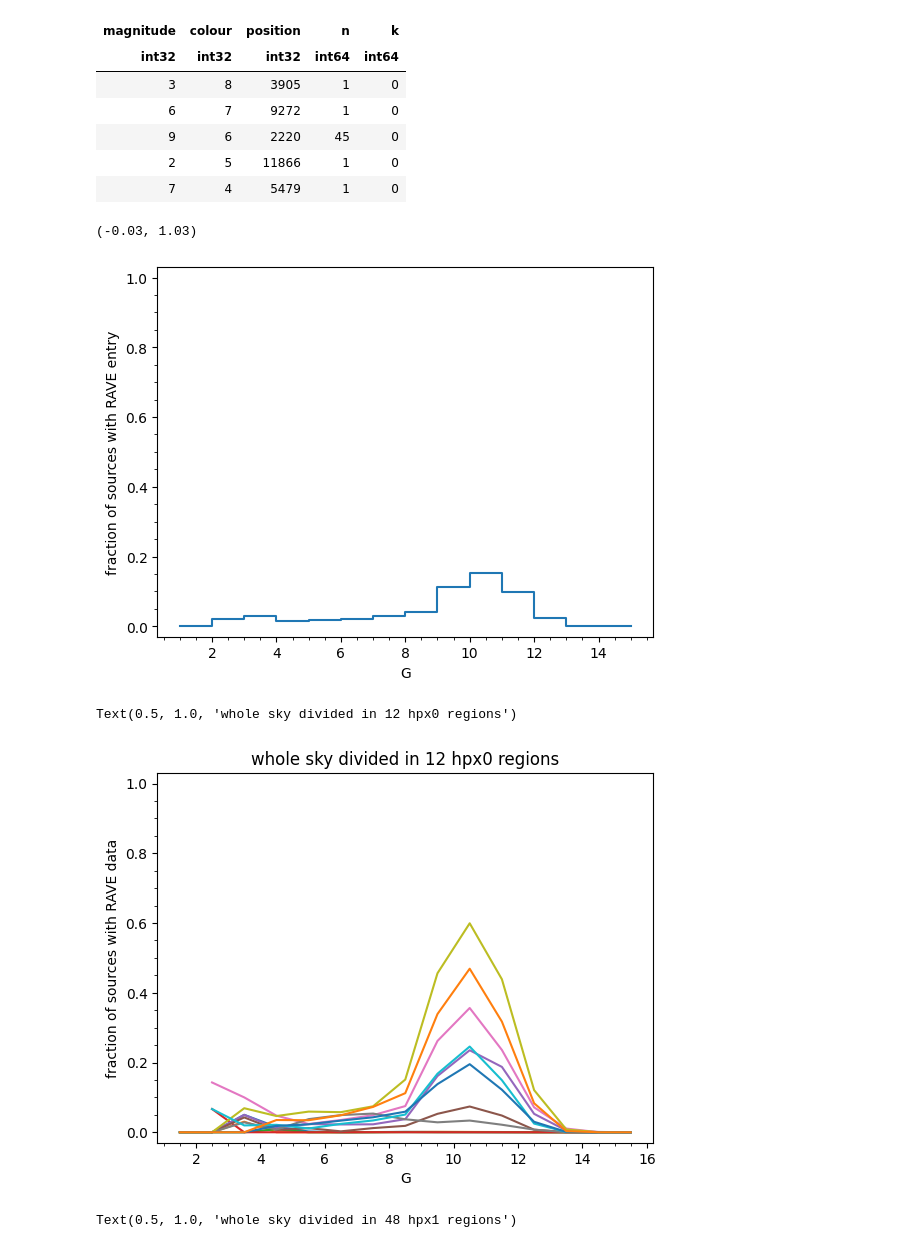
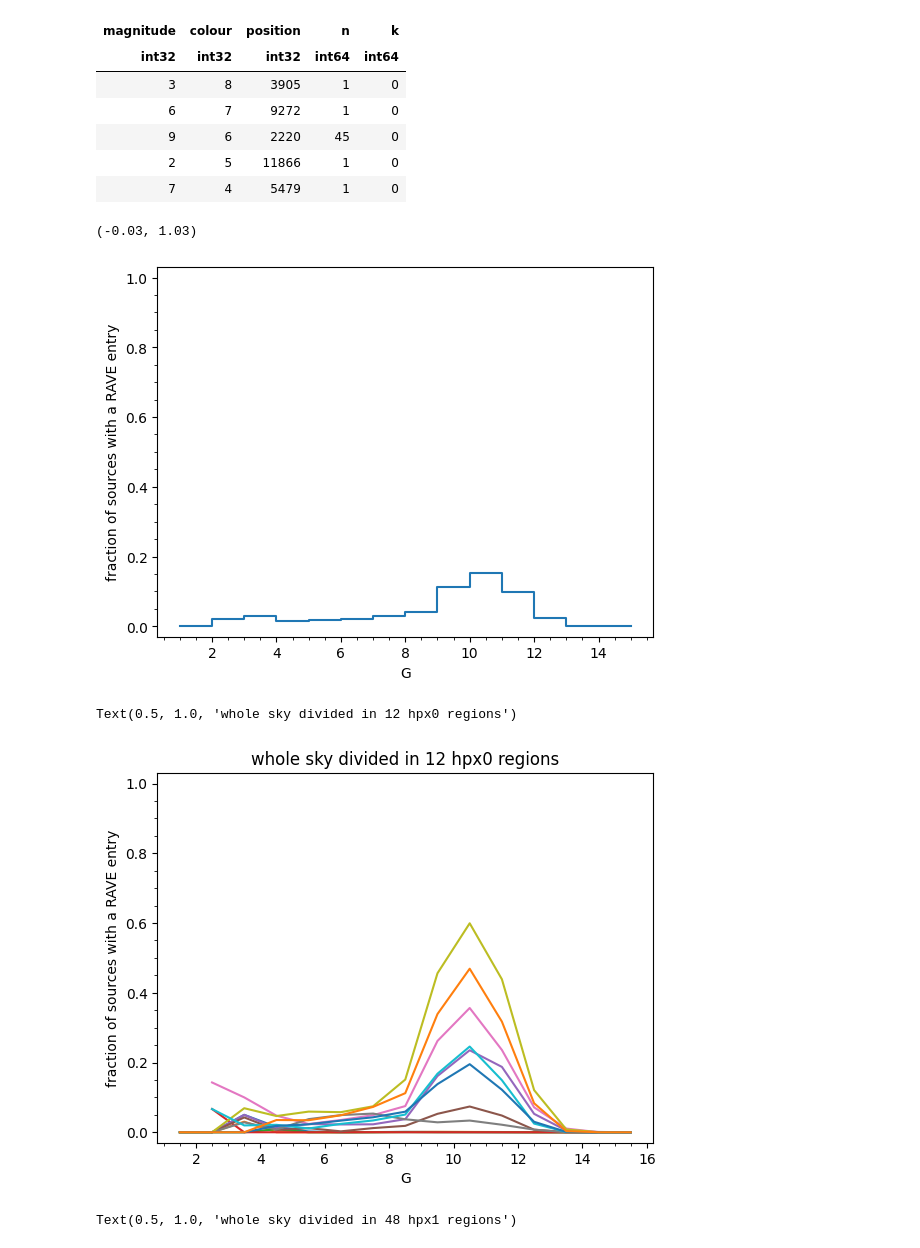
Before and after one commit to gaia-unlimited/gaiaunlimited, a Jupyter notebook: docs/notebooks/rave_ratios.ipynb, the cells around one changed output. Drawn from its saved outputs; the diff is of its cells as text; code cells hidden in the pictures.

Commit message:
fixed rave notebook

```diff
--- a/docs/notebooks/rave_ratios.ipynb
+++ b/docs/notebooks/rave_ratios.ipynb
@@ -83,15 +83,15 @@ t['hpx0'] = t['position'] // 1024
 # %%
 t_only_by_mag = t.group_by(['magnitude']).groups.aggregate(np.sum)
 
 k_over_n = t_only_by_mag['k'] / t_only_by_mag['n']
 plt.step( t_only_by_mag['magnitude']+3 , k_over_n , where='post')
 plt.minorticks_on()
 plt.xlabel('G')
-plt.ylabel('fraction of sources with RAVE entry')
+plt.ylabel('fraction of sources with a RAVE entry')
 plt.ylim(-0.03,1.03)
 # %% [output]
 (-0.03, 1.03)
-[figure, old version]
+[figure, new version]
 # %%
 t_hpx0 = t.group_by(['magnitude','hpx0']).groups.aggregate(np.sum)
 
@@ -103,12 +103,12 @@ for hpxNb in range(12):
 
 plt.minorticks_on()
 plt.xlabel('G')
-plt.ylabel('fraction of sources with RAVE data')
+plt.ylabel('fraction of sources with a RAVE entry')
 plt.ylim(-0.03,1.03)
 plt.title('whole sky divided in 12 hpx0 regions')
 # %% [output]
 Text(0.5, 1.0, 'whole sky divided in 12 hpx0 regions')
-[figure, old version]
+[figure, new version]
 # %%
 t_hpx1 = t.group_by(['magnitude','hpx1']).groups.aggregate(np.sum)
 
```
Also changed, not shown: parts of 3 cells of this notebook.
